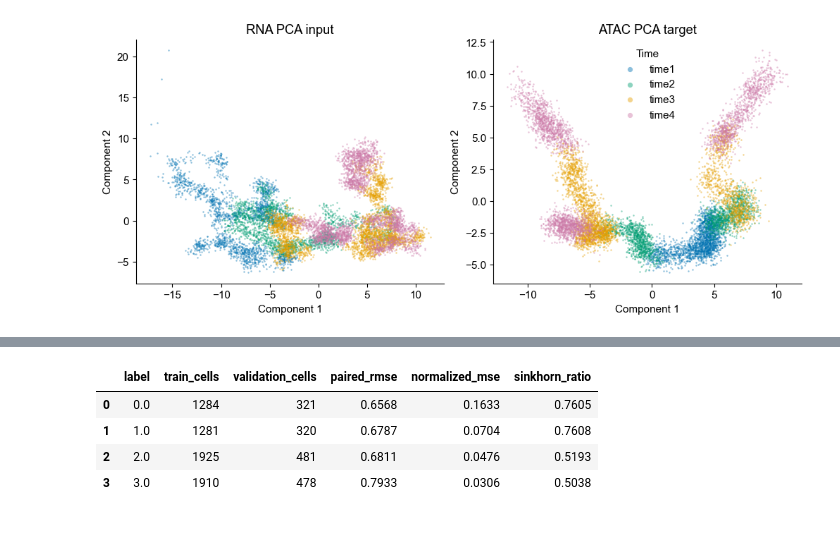
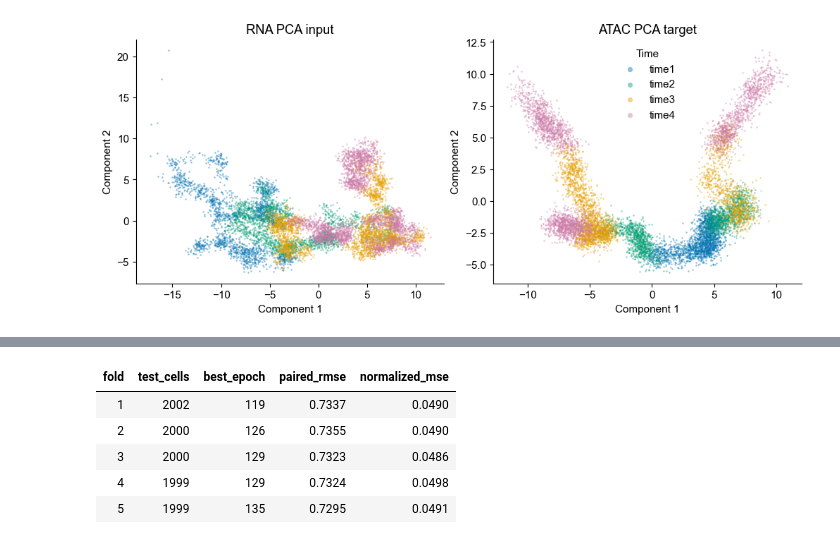
Before and after one commit to shankswang953/COATI_website, a Jupyter notebook: docs/tutorials/scMultisim/train_t.ipynb, the cells around one changed output, grey strips where cells are left out. Cells and saved outputs as stored; diff of their text form; code cells hidden in the pictures.

```diff
--- a/docs/tutorials/scMultisim/train_t.ipynb
+++ b/docs/tutorials/scMultisim/train_t.ipynb
@@ -7,7 +7,6 @@ No pretrained map is loaded. We first assemble paired AnnData, then fit and inde
 # %%
 from pathlib import Path
 from urllib.request import urlretrieve
-import hashlib
 import json
 import uuid
 
@@ -29,12 +28,11 @@ plt.rcParams.update({"font.family": "Arial", "font.size": 11})
 TIME_KEYS = ("time1", "time2", "time3", "time4")
 TIME_VALUES = np.arange(4, dtype=float)
 RAW_DATA_BASE_URL = "https://raw.githubusercontent.com/shankswang953/COATI/main/examples/data/scmultisim"
-DATA_SHA256 = {
-    "all_time_scRNA_pca.npz": "6909f00854f10eaa2a8e2f287fb04659583baab3318392e1fb4b5e0ff40f15a6",
-    "all_time_scATAC_pca.npz": "57f2b3c6d717906bea4b1e97817173dc25d1ff1d5cde44c45011609c7f298a38",
-    "all_time_celltype.npz": "395799e00d8ded2ef48c4d65fcd457419a2e25fab759ff9a8bc1bdb92d37b6ab",
-}
-cache_dir = Path("outputs") / "scmultisim-data"
+SOURCE_FILES = (
+    "all_time_scRNA_pca.npz",
+    "all_time_scATAC_pca.npz",
+    "all_time_celltype.npz",
+)
 run_dir = Path("outputs") / ("scmultisim-map-" + uuid.uuid4().hex[:8])
 device = torch.device("cuda" if torch.cuda.is_available() else
                       "mps" if torch.backends.mps.is_available() else "cpu")
@@ -163,15 +166,51 @@ map_config = ct.MapConfig(
     validation_fraction=.20, patience=50,
     eval_samples=256, eval_repeats=5,
 )
-T, map_report = train_map(
-    paired, kind="mlp", config=map_config,
-    directory=run_dir / "map", device=device, seed=0, verbose=True,
-)
-print("Best epoch:", map_report["best_epoch"],
-      "| completed:", map_report["epochs_completed"],
-      "| validation:", map_report["status"])
-pd.DataFrame(map_report["stages"])[
-    ["label", "train_cells", "validation_cells",
-     "paired_rmse", "normalized_mse", "sinkhorn_ratio"]
-].round(4)
+
+
+def map_points(model, points, batch_size=1024):
+    model.eval()
+    with torch.no_grad():
+        return np.concatenate([
+            model(torch.as_tensor(points[start:start + batch_size],
+                                  dtype=torch.float32, device=device)).cpu().numpy()
+            for start in range(0, len(points), batch_size)
+        ])
+
+
+x, y = cells.obsm["X_pca"], cells.obsm["X_atac"]
+fold_results = []
+for fold in range(5):
+    train_rows = np.flatnonzero(fold_id != fold)
+    test_rows = np.flatnonzero(fold_id == fold)
+    training = ct.TemporalData.from_anndata(
+        cells[train_rows].copy(), obsm_key="X_pca", secondary_obsm_key="X_atac"
+    )
+    fold_map, fold_report = train_map(
+        training, kind="mlp", config=map_config,
+        directory=run_dir / f"fold_{fold + 1}" / "map",
+        device=device, seed=fold, verbose=False,
+    )
+    prediction = map_points(fold_map, x[test_rows])
+    mse = float(np.mean((prediction - y[test_rows]) ** 2))
+    baseline_error = 0.0
+    for time in TIME_VALUES:
+        test_mask = times[test_rows] == time
+        reference_mean = y[train_rows][times[train_rows] == time].mean(0)
+        baseline_error += float(np.sum((reference_mean - y[test_rows][test_mask]) ** 2))
+    fold_results.append({
+        "fold": fold + 1,
+        "test_cells": len(test_rows),
+        "best_epoch": fold_report["best_epoch"],
+        "paired_rmse": np.sqrt(mse),
+        "normalized_mse": mse / (baseline_error / y[test_rows].size),
+    })
+    print(f"Fold {fold + 1}/5 complete")
+
+fold_quality = pd.DataFrame(fold_results)
+display(fold_quality.style.hide(axis="index").format({
+    "paired_rmse": "{:.4f}", "normalized_mse": "{:.4f}"
+}).set_properties(**{"text-align": "left"}).set_table_styles([
+    {"selector": "th", "props": [("text-align", "left")]}
+]))
 # %% [output]
@@ -187,6 +222,7 @@ Best epoch: 137 | completed: 187 | validation: passed
-|  | label | train_cells | validation_cells | paired_rmse | normalized_mse | sinkhorn_ratio |
-| 0 | 0.0 | 1284 | 321 | 0.6568 | 0.1633 | 0.7605 |
-| 1 | 1.0 | 1281 | 320 | 0.6787 | 0.0704 | 0.7608 |
-| 2 | 2.0 | 1925 | 481 | 0.6811 | 0.0476 | 0.5193 |
-| 3 | 3.0 | 1910 | 478 | 0.7933 | 0.0306 | 0.5038 |
+| fold | test_cells | best_epoch | paired_rmse | normalized_mse |
+| 1 | 2002 | 119 | 0.7337 | 0.0490 |
+| 2 | 2000 | 126 | 0.7355 | 0.0490 |
+| 3 | 2000 | 129 | 0.7323 | 0.0486 |
+| 4 | 1999 | 129 | 0.7324 | 0.0498 |
+| 5 | 1999 | 135 | 0.7295 | 0.0491 |
 # %%
```
Also changed, not shown: parts of 11 cells of this notebook, 1 other file.
